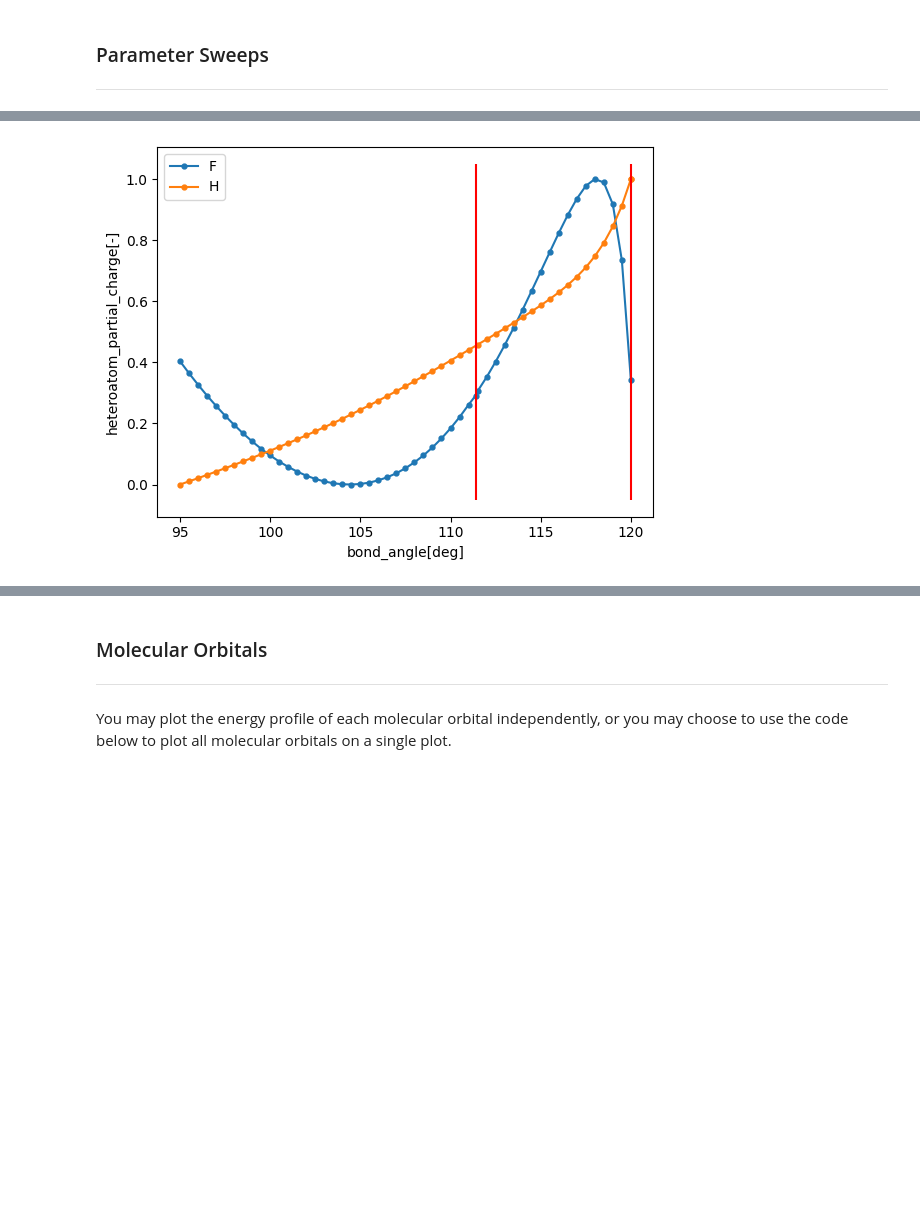
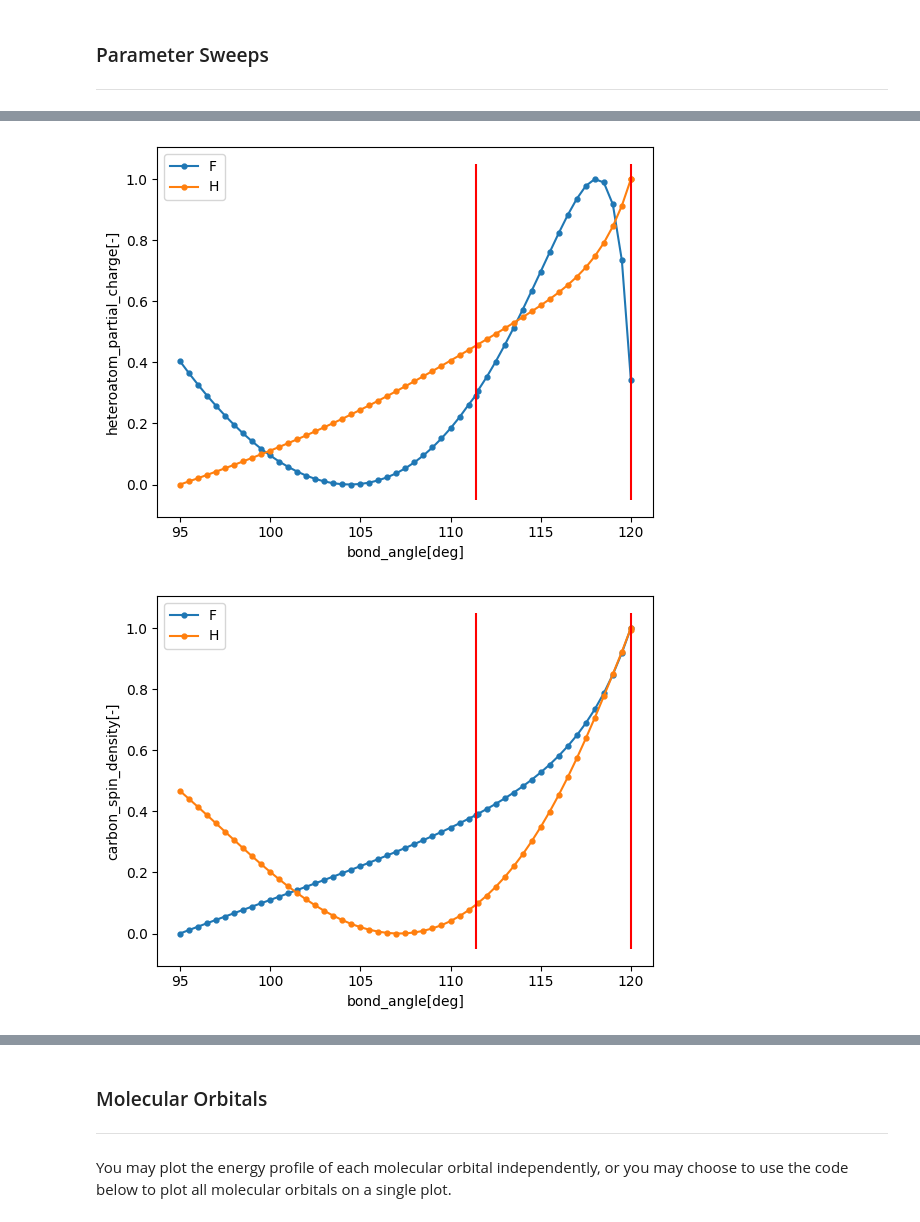
Before and after one commit to vyas-research-group/PFAS_Radicals_Lab_Activity, a Jupyter notebook: instructor_materials/instructor_key.ipynb, the cells around one changed output, grey strips where cells are left out. Cells and saved outputs as stored; diff of their text form; code cells hidden in the pictures; blank space fills up the shorter version.

```diff
--- a/instructor_materials/instructor_key.ipynb
+++ b/instructor_materials/instructor_key.ipynb
@@ -894,21 +849,26 @@ dataframe = pd.read_csv("./summary_data.csv")
 # %%
 # example using the plotting functions above
 fig, ax = plot_data(dataframe, x = "bond_angle[deg]", y = "scf_energy[hartree]", normalize = True, get_figure = True)
 add_vertical_lines(fig, ax)
 fig, ax = plot_data(dataframe, x = "bond_angle[deg]", y = "bond_length[angstrom]", normalize = True, get_figure = True)
 add_vertical_lines(fig, ax)
 fig, ax = plot_data(dataframe, x = "bond_angle[deg]", y = "ir_frequency[wavenumbers]", normalize = True, get_figure = True)
 add_vertical_lines(fig, ax)
 fig, ax = plot_data(dataframe, x = "bond_angle[deg]", y = "force_constant[mg/s^2]", normalize = False, get_figure = True)
 add_vertical_lines(fig, ax)
 fig, ax = plot_data(dataframe, x = "bond_angle[deg]", y = "carbon_partial_charge[-]", normalize = True, get_figure = True)
 add_vertical_lines(fig, ax)
 fig, ax = plot_data(dataframe, x = "bond_angle[deg]", y = "heteroatom_partial_charge[-]", normalize = True, get_figure = True)
 add_vertical_lines(fig, ax)
+fig, ax = plot_data(dataframe, x = "bond_angle[deg]", y = "carbon_spin_density[-]", normalize = True, get_figure = True)
+add_vertical_lines(fig, ax)
+fig, ax = plot_data(dataframe, x = "bond_angle[deg]", y = "heteroatom_spin_density[-]", normalize = True, get_figure = True)
+add_vertical_lines(fig, ax)
 # %% [output]
 [figure]
 [figure]
 [figure]
 [figure]
 [figure]
 [figure]
+[figure, added]
```
Also changed, not shown: parts of 7 cells of this notebook, 2 other files.
